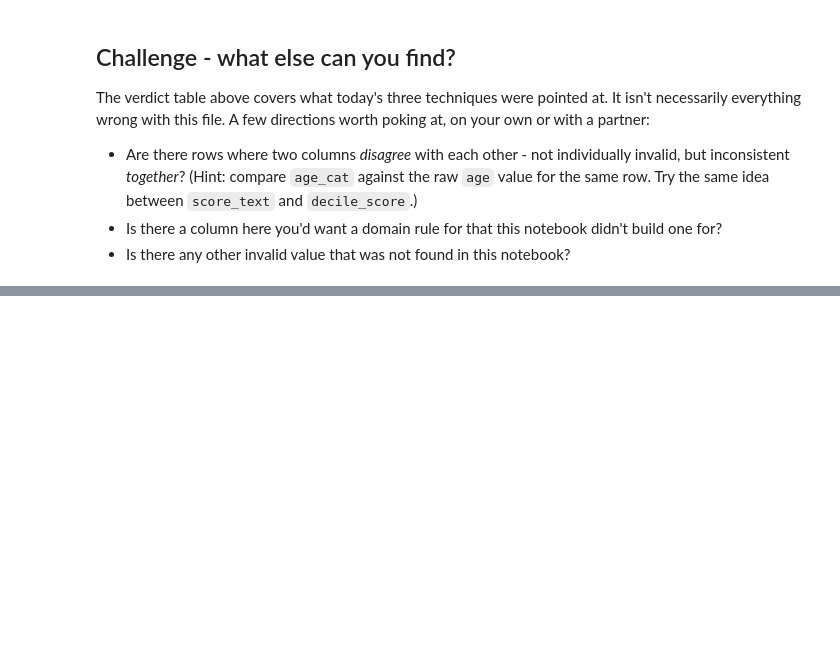
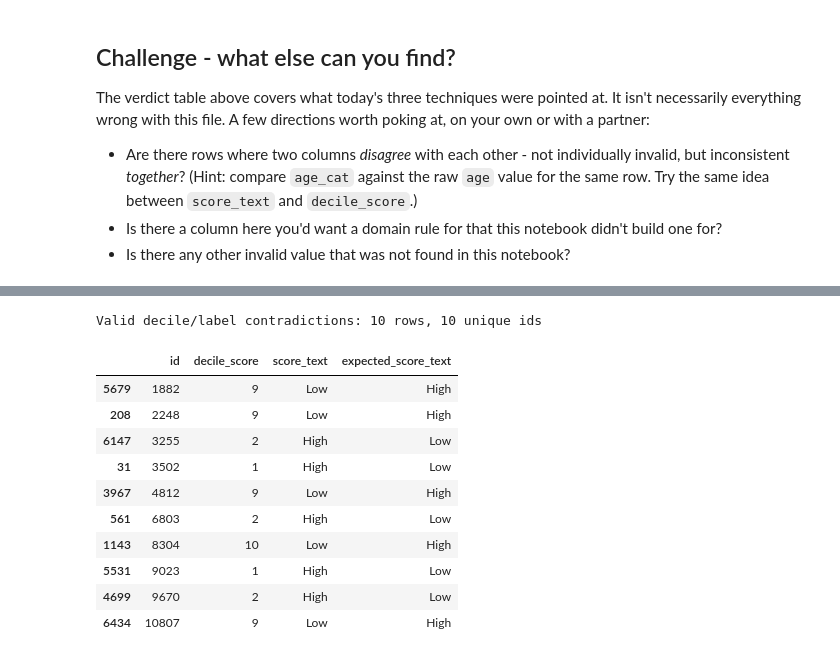
Before and after one commit to brunophenriques/ETAI-Pipeline, a Jupyter notebook: notebooks/week3/01_eda_introduction.ipynb, the cells around one changed output, grey strips where cells are left out. Drawn from its saved outputs; the diff is of its cells as text; code cells hidden in the pictures; blank space fills up the shorter version.

```diff
--- a/notebooks/week3/01_eda_introduction.ipynb
+++ b/notebooks/week3/01_eda_introduction.ipynb
@@ -714,0 +769,34 @@ The verdict table above covers what today's three techniques were pointed at. It
+# %%
+decile_num = pd.to_numeric(df_raw["decile_score"], errors="coerce")
+score_text_norm = df_raw["score_text"].astype("string").str.strip().str.title()
+known_score_categories = {"Low", "Medium", "High"}
+score_pair_is_valid = decile_num.between(1, 10) & score_text_norm.isin(known_score_categories)
+
+expected_score_text = pd.Series(pd.NA, index=df_raw.index, dtype="string")
+expected_score_text.loc[decile_num.between(1, 4)] = "Low"
+expected_score_text.loc[decile_num.between(5, 7)] = "Medium"
+expected_score_text.loc[decile_num.between(8, 10)] = "High"
+score_text_mismatch = score_pair_is_valid & score_text_norm.ne(expected_score_text)
+
+print(
+    f"Valid decile/label contradictions: {score_text_mismatch.sum()} rows, "
+    f"{df_raw.loc[score_text_mismatch, 'id'].nunique()} unique ids"
+)
+display(
+    df_raw.loc[score_text_mismatch, ["id", "decile_score", "score_text"]]
+    .assign(expected_score_text=expected_score_text.loc[score_text_mismatch])
+    .sort_values("id")
+)
+# %% [output]
+Valid decile/label contradictions: 10 rows, 10 unique ids
+|  | id | decile_score | score_text | expected_score_text |
+| 5679 | 1882 | 9 | Low | High |
+| 208 | 2248 | 9 | Low | High |
+| 6147 | 3255 | 2 | High | Low |
+| 31 | 3502 | 1 | High | Low |
+| 3967 | 4812 | 9 | Low | High |
+| 561 | 6803 | 2 | High | Low |
+| 1143 | 8304 | 10 | Low | High |
+| 5531 | 9023 | 1 | High | Low |
+| 4699 | 9670 | 2 | High | Low |
+| 6434 | 10807 | 9 | Low | High |
```
Also changed, not shown: parts of 7 cells of this notebook, 1 other file.
